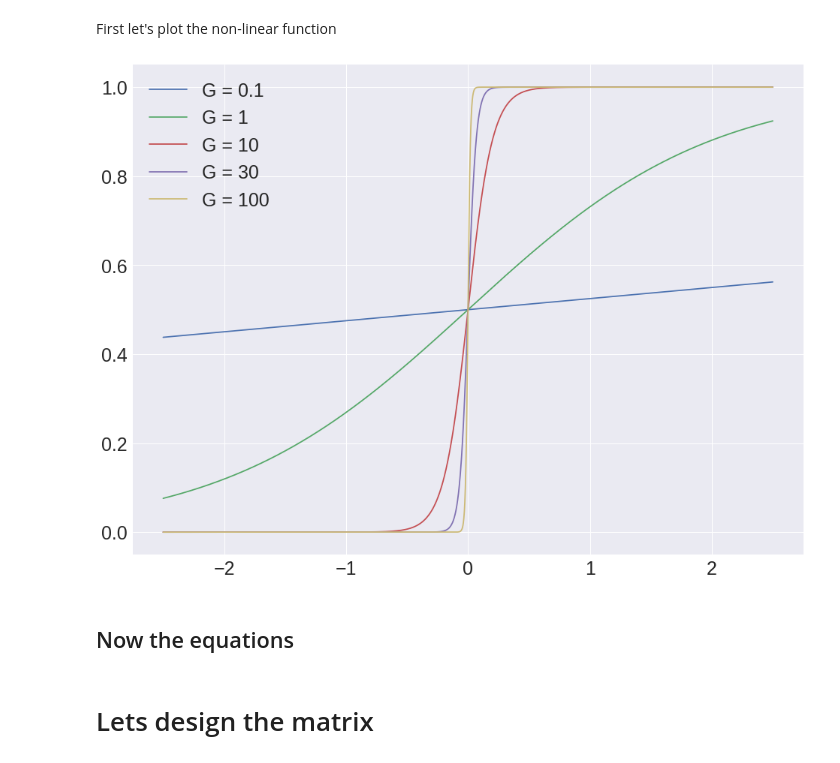
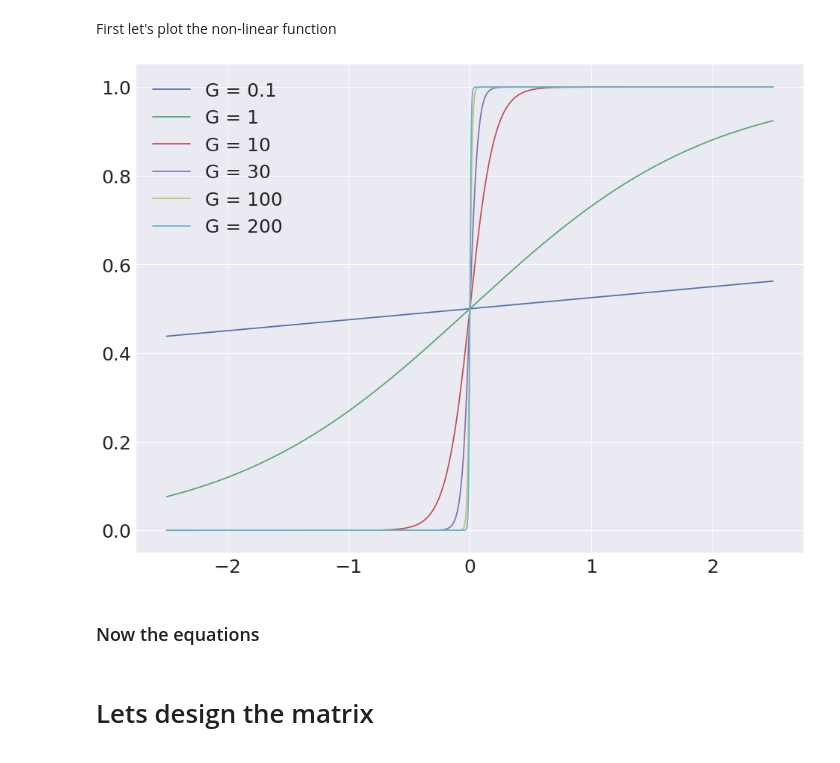
Before and after one commit to h-mayorquin/firing_rate_sequences, a Jupyter notebook: notebooks/2017-11-10(First Draft).ipynb, the cells around one changed output. Cells and saved outputs as stored; diff of their text form; code cells hidden in the pictures.

```diff
--- a/notebooks/2017-11-10(First Draft).ipynb
+++ b/notebooks/2017-11-10(First Draft).ipynb
@@ -15,22 +15,22 @@ First let's plot the non-linear function
 # %%
 x = np.arange(-2.5, 2.5, 0.001)
 G = 1.0
-G_list = [0.1, 1, 10, 30, 100]
+G_list = [0.1, 1, 10, 30, 100, 200]
 fig = plt.figure(figsize=(16, 12))
 ax = fig.add_subplot(111)
 
 def phi(x , G):
     return 1.0/(1 + np.exp(-G * x))
 
 for G in G_list:
     y = phi(x, G)
     ax.plot(x, y, label='G = ' + str(G))
 
 ax.legend();
 # %% [output]
-[figure, old version]
+[figure, new version]
 # %% [markdown]
-## Now the equations
+### Now the equations
 # %%
 N = 10
 T = 10.0
```
Also changed, not shown: 18 other files.
